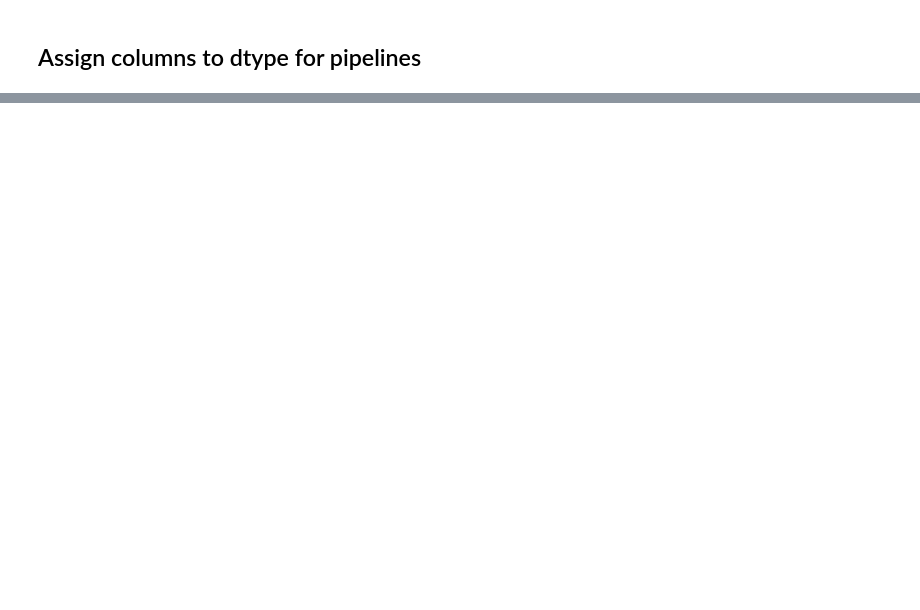
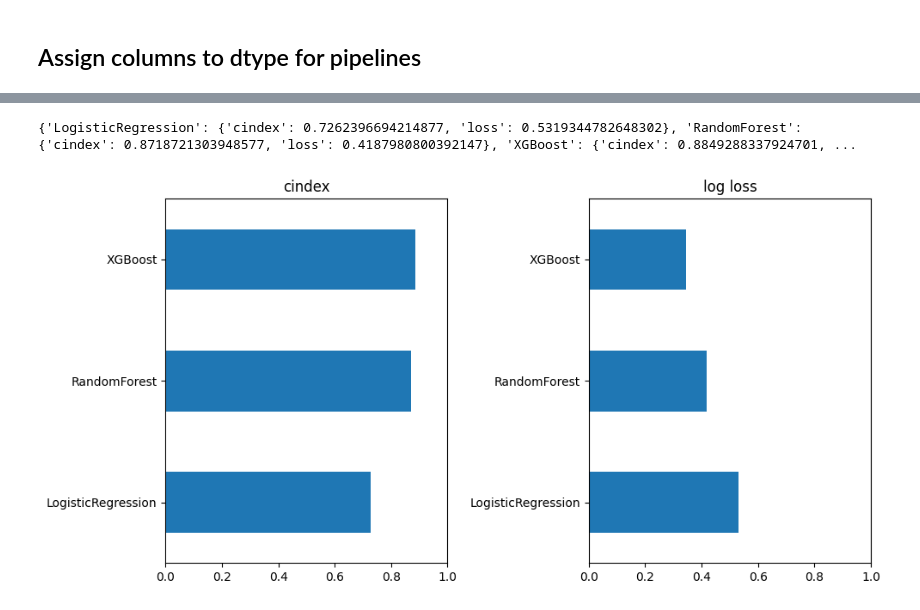
Before and after one commit to DanHerman212/precision_medicine, a Jupyter notebook: code/5_ML_pipelines.ipynb, the cells around one changed output, grey strips where cells are left out. Saved outputs shown, nothing was run; the diff lists cells and outputs as text; code cells hidden in the pictures; blank space fills up the shorter version.

```diff
--- a/code/5_ML_pipelines.ipynb
+++ b/code/5_ML_pipelines.ipynb
@@ -7,7 +7,7 @@ import warnings
 warnings.filterwarnings('ignore')
 
 # load the data
-data = pd.read_csv('../data/classification_df.csv')
+data = pd.read_csv('../data/benchmark_features.csv')
 
 data.shape
 # %% [output]
@@ -39,0 +42,78 @@ categorical_columns = [col for col in X.columns if X[col].dtype == 'object']
+# %%
+from sklearn.compose import ColumnTransformer
+from sklearn.pipeline import Pipeline
+from sklearn.preprocessing import StandardScaler, OneHotEncoder
+from sklearn.linear_model import LogisticRegression
+from sklearn.ensemble import RandomForestClassifier
+import xgboost as xgb
+from sklearn.model_selection import train_test_split, GridSearchCV
+from sklearn.metrics import make_scorer
+import helper  # Assuming helper.cindex() is defined in helper module
+
+# Define the custom scoring function
+def cindex_scorer(y_true, y_pred):
+    return helper.cindex(y_true, y_pred)
+
+# Create a scorer object
+cindex = make_scorer(cindex_scorer, greater_is_better=True)
+
+# Instantiate the ColumnTransformer
+preprocessor = ColumnTransformer(
+    transformers=[
+        ('num', StandardScaler(), numeric_columns),
+        ('cat', OneHotEncoder(), categorical_columns)
+    ])
+
+# Define the classifiers
+classifiers = {
+    'LogisticRegression': LogisticRegression(),
+    'RandomForest': RandomForestClassifier(),
+    'XGBoost': xgb.XGBClassifier()
+}
+
+# Define pipelines for each classifier
+pipelines = {
+    name: Pipeline(steps=[('preprocessor', preprocessor),
+                          ('classifier', classifier)])
+    for name, classifier in classifiers.items()
+}
+
+# Define parameter grids for each classifier
+param_grids = {
+    'LogisticRegression': {'classifier__C': [0.1, 1, 10]},
+    'RandomForest': {'classifier__n_estimators': [10, 50, 100],
+                     'classifier__max_depth': [3, 5, 10]},
+    'XGBoost': {'classifier__learning_rate': [0.01, 0.1, 0.3],
+                'classifier__n_estimators': [200, 300, 400]}
+}
+
+# Split the data
+X_train, X_test, y_train, y_test = train_test_split(X, y, test_size=0.2, random_state=42)
+
+# Initialize results storage
+results = {}
+
+# Run GridSearchCV for each pipeline
+for name, pipeline in pipelines.items():
+    grid_search = GridSearchCV(pipeline, param_grids[name], cv=5, scoring=cindex)
+    grid_search.fit(X_train, y_train)
+    best_model = grid_search.best_estimator_
+    y_pred = best_model.predict(X_test)
+    accuracy = helper.cindex(y_test, y_pred)
+    loss = log_loss(y_test, best_model.predict_proba(X_test))
+    results[name] = {'cindex': accuracy, 'loss': loss}
+
+print(results)
+# %% [output]
+{'LogisticRegression': {'cindex': 0.7262396694214877, 'loss': 0.5319344782648302}, 'RandomForest': {'cindex': 0.8718721303948577, 'loss': 0.4187980800392147}, 'XGBoost': {'cindex': 0.8849288337924701, ...
+# %%
+# plot results from results dict
+results_df = pd.DataFrame(results).T
+
+fig, ax = plt.subplots(1, 2, figsize=(10, 5))
+results_df['cindex'].plot(kind='barh', ax=ax[0], title='cindex', xlim=(0, 1))
+results_df['loss'].plot(kind='barh', ax=ax[1], title='log loss', xlim=(0, 1))
+plt.tight_layout()
+plt.show()
+# %% [output]
+[figure, added]
```
Also changed, not shown: parts of 7 cells of this notebook, 8 other files.
